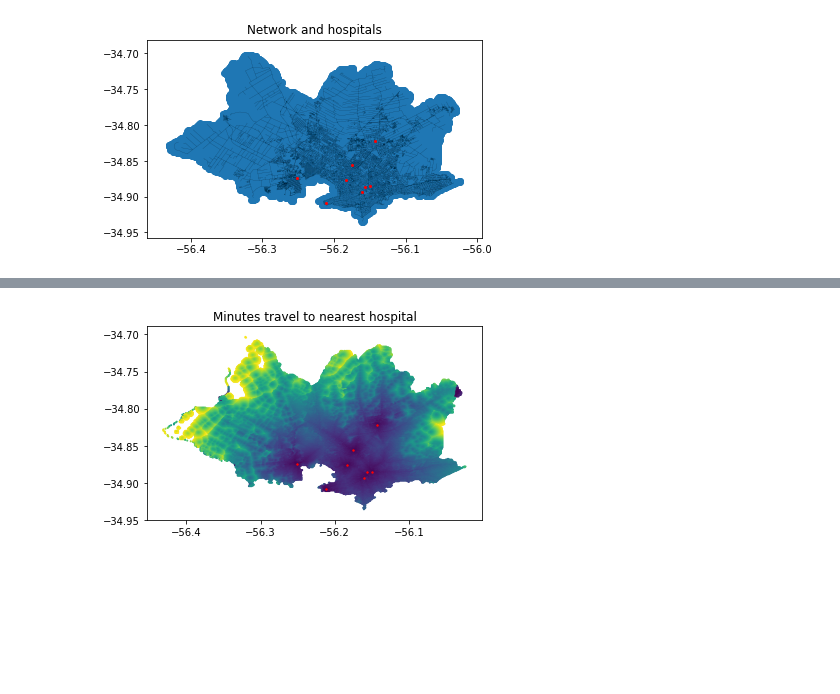
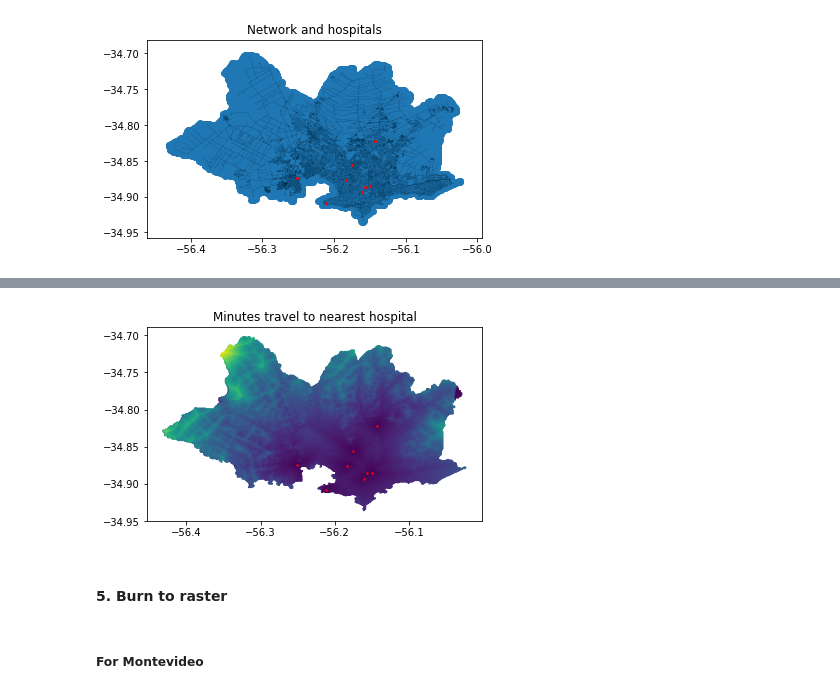
Before and after one commit to GFDRR/network_analysis, a Jupyter notebook: city_workflow_3.ipynb, the cells around one changed output, grey strips where cells are left out. Drawn from its saved outputs; the diff is of its cells as text; code cells hidden in the pictures; blank space fills up the shorter version.

```diff
--- a/city_workflow_3.ipynb
+++ b/city_workflow_3.ipynb
@@ -43,5 +46,7 @@ origins_gdf = gpd.read_file('data/PIED_points/points_PIED.shp')
 # %%
 boundary_gdf = ox.gdf_from_place('Piedmont, California')
+# %%
+path = 'data/city_access/'
 # %%
 POIs = gpd.GeoDataFrame(pd.read_csv(path + 'pois_res.csv'))
 POIs['geometry'] = (list(zip(POIs.lon,POIs.lat)))
@@ -298,9 +500,13 @@ threshold = 45
 # %%
 f, ax = plt.subplots()
-origins_gdf[origins_gdf.travel_time < threshold].plot(column='travel_time',
-            ax=ax,cmap = mpl.cm.viridis, vmax = threshold, markersize=1)
+origins_gdf.plot(column='travel_time',
+            ax=ax,cmap = mpl.cm.viridis, markersize=1)
 #gdf.plot(ax = ax, color = 'k',zorder=1,linewidth=0.1,alpha=0.5)
 POIs.plot(ax = ax, color = 'r',zorder=2,markersize=2)
 plt.title('Minutes travel to nearest hospital');
 # %% [output]
-[figure, old version]
+[figure, new version]
+# %% [markdown]
+#### 5. Burn to raster
+# %% [markdown]
+##### For Montevideo
```
Also changed, not shown: parts of 34 cells of this notebook, 40 other files.
